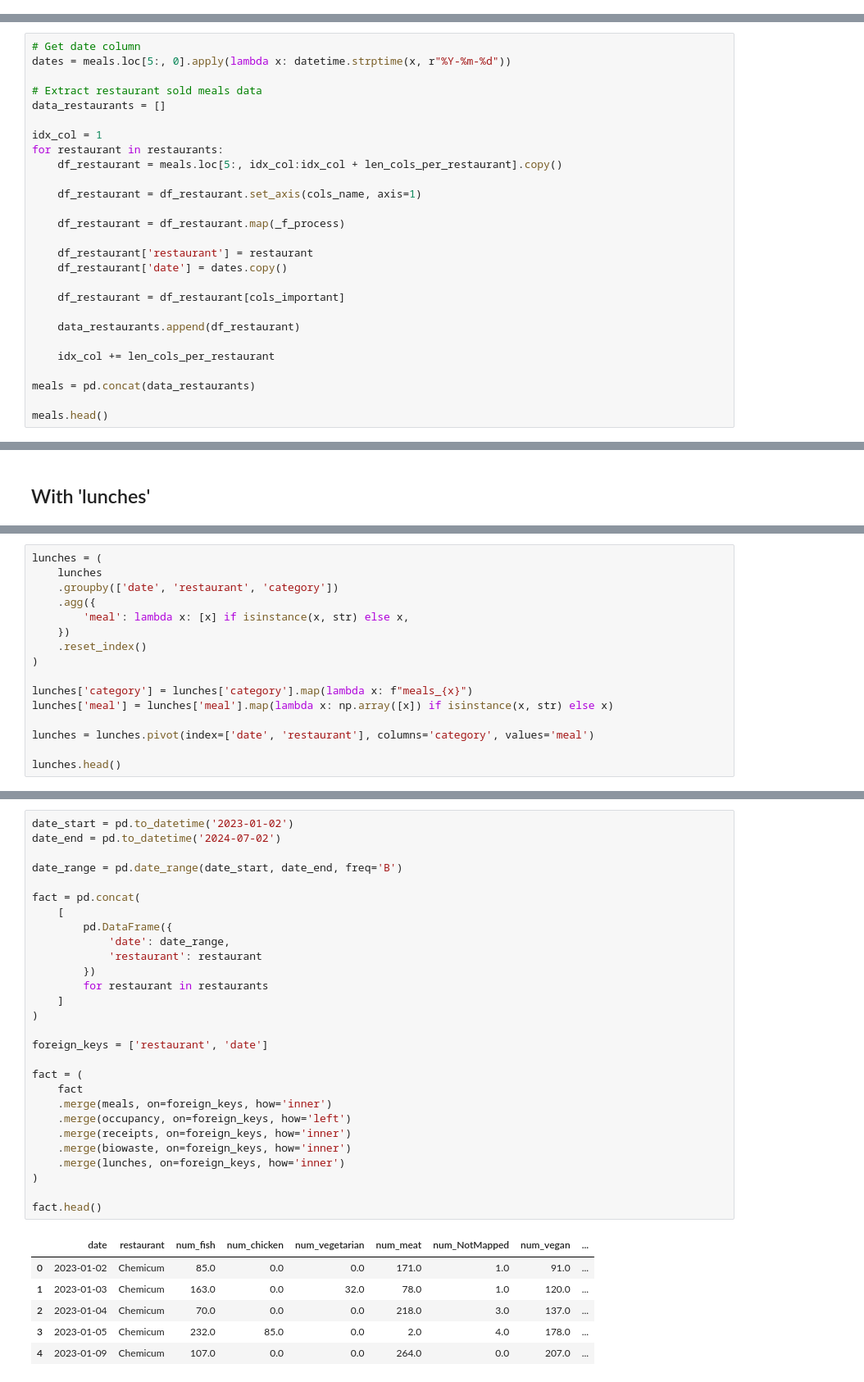
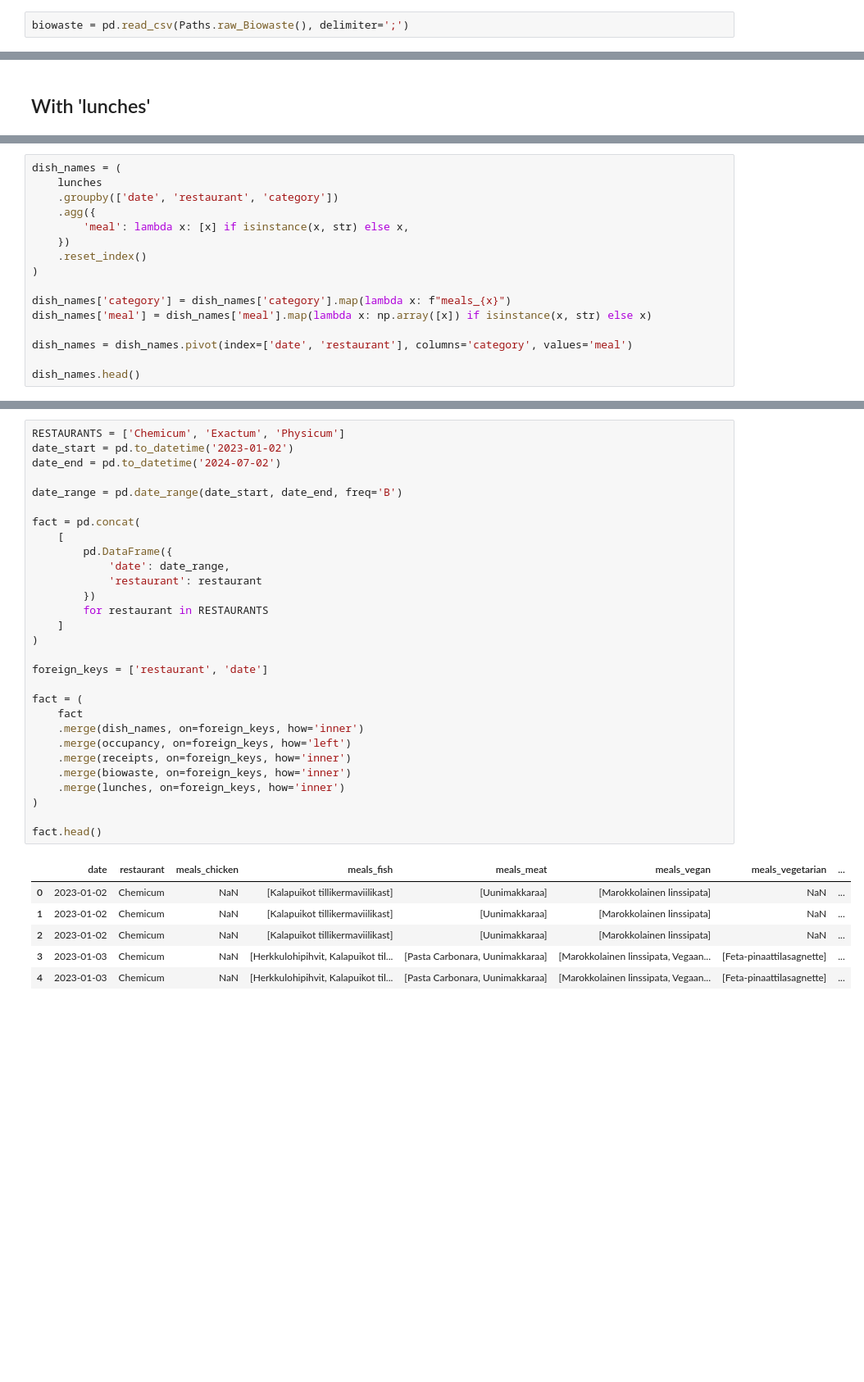
Before and after one commit to Food-Waste-Optimization/Food-Waste-Optimization, a Jupyter notebook: experiments_hoangle/fact_extract.ipynb, the cells around one changed output, grey strips where cells are left out. Shown at 82% size. Saved outputs shown, nothing was run; the diff lists cells and outputs as text; blank space fills up the shorter version.

Commit message:
Modify code to create fact table

```diff
--- a/experiments_hoangle/fact_extract.ipynb
+++ b/experiments_hoangle/fact_extract.ipynb
@@ -20 +12,3 @@ raw_lunch = pd.read_csv(path_lunches, delimiter=';', encoding='utf-8-sig', parse
+# %%
+biowaste = pd.read_csv(Paths.raw_Biowaste(), delimiter=';')
 # %%
@@ -188,27 +135,0 @@ def _f_process(x: str):
-# %%
-# Get date column
-dates = meals.loc[5:, 0].apply(lambda x: datetime.strptime(x, r"%Y-%m-%d"))
-
-# Extract restaurant sold meals data
-data_restaurants = []
-
-idx_col = 1
-for restaurant in restaurants:
-    df_restaurant = meals.loc[5:, idx_col:idx_col + len_cols_per_restaurant].copy()
-
-    df_restaurant = df_restaurant.set_axis(cols_name, axis=1)
-
-    df_restaurant = df_restaurant.map(_f_process)
-
-    df_restaurant['restaurant'] = restaurant
-    df_restaurant['date'] = dates.copy()
-
-    df_restaurant = df_restaurant[cols_important]
-
-    data_restaurants.append(df_restaurant)
-
-    idx_col += len_cols_per_restaurant
-
-meals = pd.concat(data_restaurants)
-
-meals.head()
@@ -299,5 +213,5 @@ lunches.head(10)
 # %%
-lunches = (
+dish_names = (
     lunches
     .groupby(['date', 'restaurant', 'category'])
     .agg({
@@ -306,12 +220,12 @@ lunches = (
     .reset_index()
 )
 
-lunches['category'] = lunches['category'].map(lambda x: f"meals_{x}")
-lunches['meal'] = lunches['meal'].map(lambda x: np.array([x]) if isinstance(x, str) else x)
+dish_names['category'] = dish_names['category'].map(lambda x: f"meals_{x}")
+dish_names['meal'] = dish_names['meal'].map(lambda x: np.array([x]) if isinstance(x, str) else x)
 
-lunches = lunches.pivot(index=['date', 'restaurant'], columns='category', values='meal')
+dish_names = dish_names.pivot(index=['date', 'restaurant'], columns='category', values='meal')
 
-lunches.head()
+dish_names.head()
 # %% [output]
 |  | category | meals_chicken | meals_fish | meals_meat | meals_vegan | meals_vegetarian |
 | date | restaurant |  |  |  |  |  |
@@ -325,35 +239,36 @@ lunches.head()
 # %%
+RESTAURANTS = ['Chemicum', 'Exactum', 'Physicum']
 date_start = pd.to_datetime('2023-01-02')
 date_end = pd.to_datetime('2024-07-02')
 
 date_range = pd.date_range(date_start, date_end, freq='B')
 
 fact = pd.concat(
     [
         pd.DataFrame({
             'date': date_range,
             'restaurant': restaurant
         })
-        for restaurant in restaurants
+        for restaurant in RESTAURANTS
     ]
 )
 
 foreign_keys = ['restaurant', 'date']
 
 fact = (
     fact
-    .merge(meals, on=foreign_keys, how='inner')
+    .merge(dish_names, on=foreign_keys, how='inner')
     .merge(occupancy, on=foreign_keys, how='left')
     .merge(receipts, on=foreign_keys, how='inner')
     .merge(biowaste, on=foreign_keys, how='inner')
     .merge(lunches, on=foreign_keys, how='inner')
 )
 
 fact.head()
 # %% [output]
-|  | date | restaurant | num_fish | num_chicken | num_vegetarian | num_meat | num_NotMapped | num_vegan | ... |
-| 0 | 2023-01-02 | Chemicum | 85.0 | 0.0 | 0.0 | 171.0 | 1.0 | 91.0 | ... |
-| 1 | 2023-01-03 | Chemicum | 163.0 | 0.0 | 32.0 | 78.0 | 1.0 | 120.0 | ... |
-| 2 | 2023-01-04 | Chemicum | 70.0 | 0.0 | 0.0 | 218.0 | 3.0 | 137.0 | ... |
-| 3 | 2023-01-05 | Chemicum | 232.0 | 85.0 | 0.0 | 2.0 | 4.0 | 178.0 | ... |
-| 4 | 2023-01-09 | Chemicum | 107.0 | 0.0 | 0.0 | 264.0 | 0.0 | 207.0 | ... |
+|  | date | restaurant | meals_chicken | meals_fish | meals_meat | meals_vegan | meals_vegetarian | ... |
+| 0 | 2023-01-02 | Chemicum | NaN | [Kalapuikot tillikermaviilikast] | [Uunimakkaraa] | [Marokkolainen linssipata] | NaN | ... |
+| 1 | 2023-01-02 | Chemicum | NaN | [Kalapuikot tillikermaviilikast] | [Uunimakkaraa] | [Marokkolainen linssipata] | NaN | ... |
+| 2 | 2023-01-02 | Chemicum | NaN | [Kalapuikot tillikermaviilikast] | [Uunimakkaraa] | [Marokkolainen linssipata] | NaN | ... |
+| 3 | 2023-01-03 | Chemicum | NaN | [Herkkulohipihvit, Kalapuikot til... | [Pasta Carbonara, Uunimakkaraa] | [Marokkolainen linssipata, Vegaan... | [Feta-pinaattilasagnette] | ... |
+| 4 | 2023-01-03 | Chemicum | NaN | [Herkkulohipihvit, Kalapuikot til... | [Pasta Carbonara, Uunimakkaraa] | [Marokkolainen linssipata, Vegaan... | [Feta-pinaattilasagnette] | ... |
```
Also changed, not shown: parts of 19 cells of this notebook.
